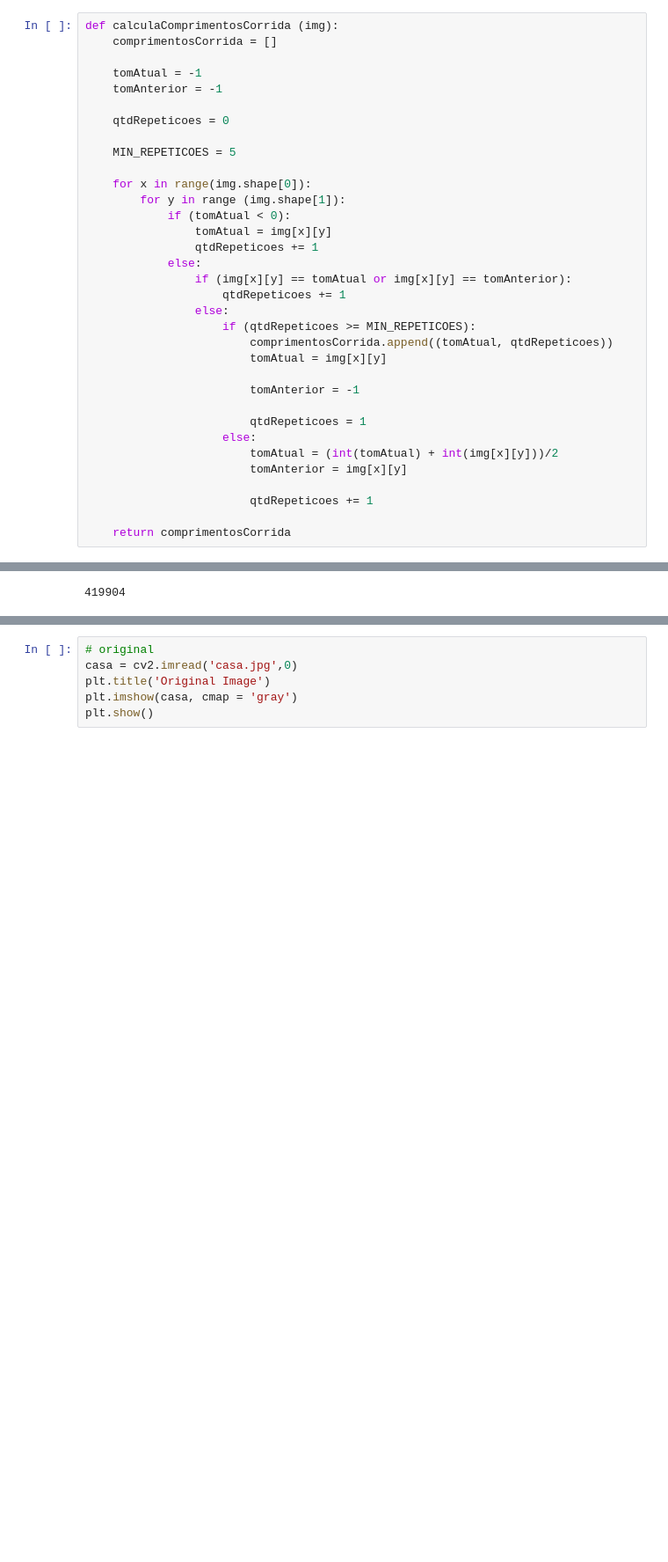
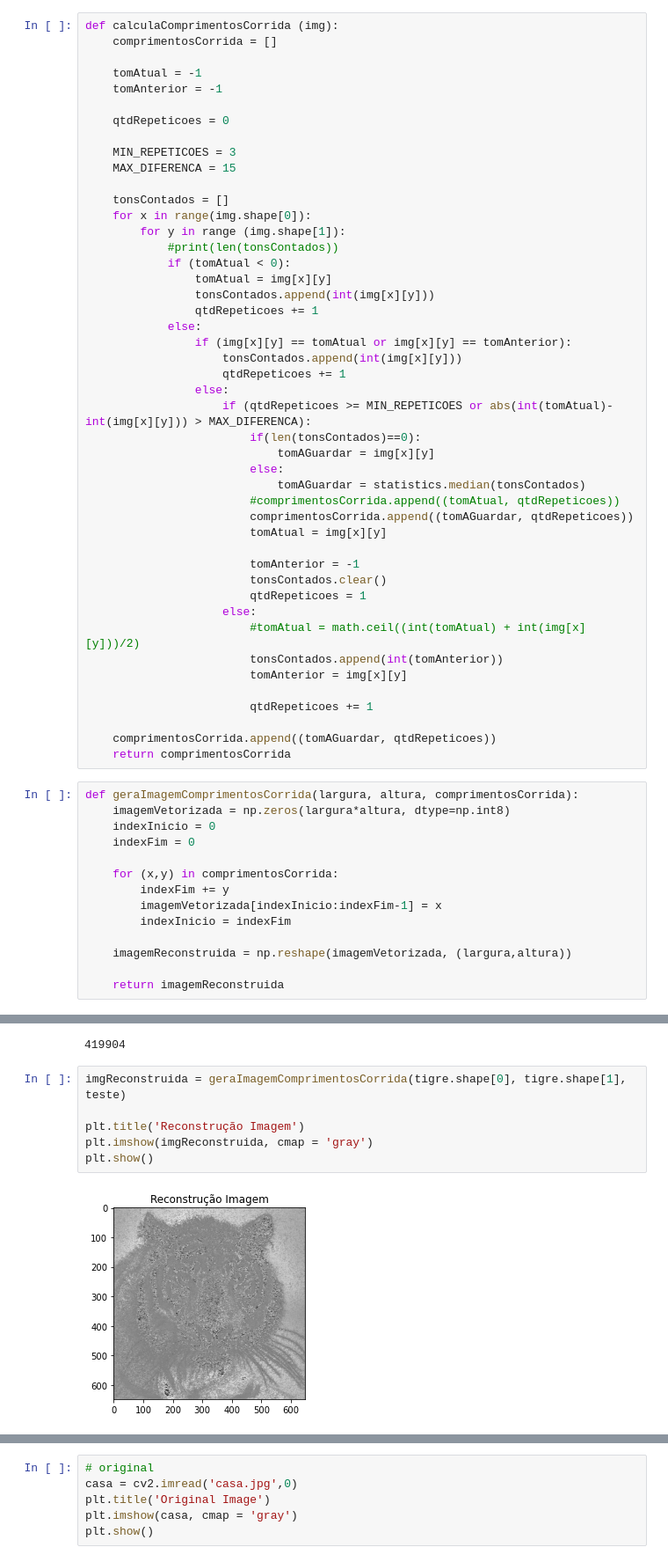
Before and after one commit to Pendulun/ImageCompressor, a Jupyter notebook: ImageCompressor.ipynb, the cells around one changed output, grey strips where cells are left out. Shown at 88% size. Saved outputs shown, nothing was run; the diff lists cells and outputs as text; blank space fills up the shorter version.

```diff
--- a/ImageCompressor.ipynb
+++ b/ImageCompressor.ipynb
@@ -22,31 +32,57 @@ def calculaComprimentosCorrida (img):
 
     qtdRepeticoes = 0
 
-    MIN_REPETICOES = 5
+    MIN_REPETICOES = 3
+    MAX_DIFERENCA = 15
 
+    tonsContados = []
     for x in range(img.shape[0]):
         for y in range (img.shape[1]):
+            #print(len(tonsContados))
             if (tomAtual < 0):
                 tomAtual = img[x][y]
+                tonsContados.append(int(img[x][y]))
                 qtdRepeticoes += 1
             else:
                 if (img[x][y] == tomAtual or img[x][y] == tomAnterior):
+                    tonsContados.append(int(img[x][y]))
                     qtdRepeticoes += 1
                 else:
-                    if (qtdRepeticoes >= MIN_REPETICOES):
-                        comprimentosCorrida.append((tomAtual, qtdRepeticoes))
+                    if (qtdRepeticoes >= MIN_REPETICOES or abs(int(tomAtual)-int(img[x][y])) > MAX_DIFERENCA):
+                        if(len(tonsContados)==0):
+                            tomAGuardar = img[x][y]
+                        else:
+                            tomAGuardar = statistics.median(tonsContados)
+                        #comprimentosCorrida.append((tomAtual, qtdRepeticoes))
+                        comprimentosCorrida.append((tomAGuardar, qtdRepeticoes))
                         tomAtual = img[x][y]
 
                         tomAnterior = -1
-
+                        tonsContados.clear()
                         qtdRepeticoes = 1
                     else:
-                        tomAtual = (int(tomAtual) + int(img[x][y]))/2
+                        #tomAtual = math.ceil((int(tomAtual) + int(img[x][y]))/2)
+                        tonsContados.append(int(tomAnterior))
                         tomAnterior = img[x][y]
 
                         qtdRepeticoes += 1
 
+    comprimentosCorrida.append((tomAGuardar, qtdRepeticoes))
     return comprimentosCorrida
+# %%
+def geraImagemComprimentosCorrida(largura, altura, comprimentosCorrida):
+    imagemVetorizada = np.zeros(largura*altura, dtype=np.int8)
+    indexInicio = 0
+    indexFim = 0
+
+    for (x,y) in comprimentosCorrida:
+        indexFim += y
+        imagemVetorizada[indexInicio:indexFim-1] = x
+        indexInicio = indexFim
+
+    imagemReconstruida = np.reshape(imagemVetorizada, (largura,altura))
+
+    return imagemReconstruida
 # %%
 def comprimeImagem(img):
     imgPsicovisual = retiraDoisBitsMenosSignificativos(img)
@@ -80,3 +108,11 @@ print(len(teste))
 print(tigre.shape[0]*tigre.shape[1])
 # %% [output]
 419904
+# %%
+imgReconstruida = geraImagemComprimentosCorrida(tigre.shape[0], tigre.shape[1], teste)
+
+plt.title('Reconstrução Imagem')
+plt.imshow(imgReconstruida, cmap = 'gray')
+plt.show()
+# %% [output]
+[figure, added]
```
Also changed, not shown: parts of 7 cells of this notebook.
